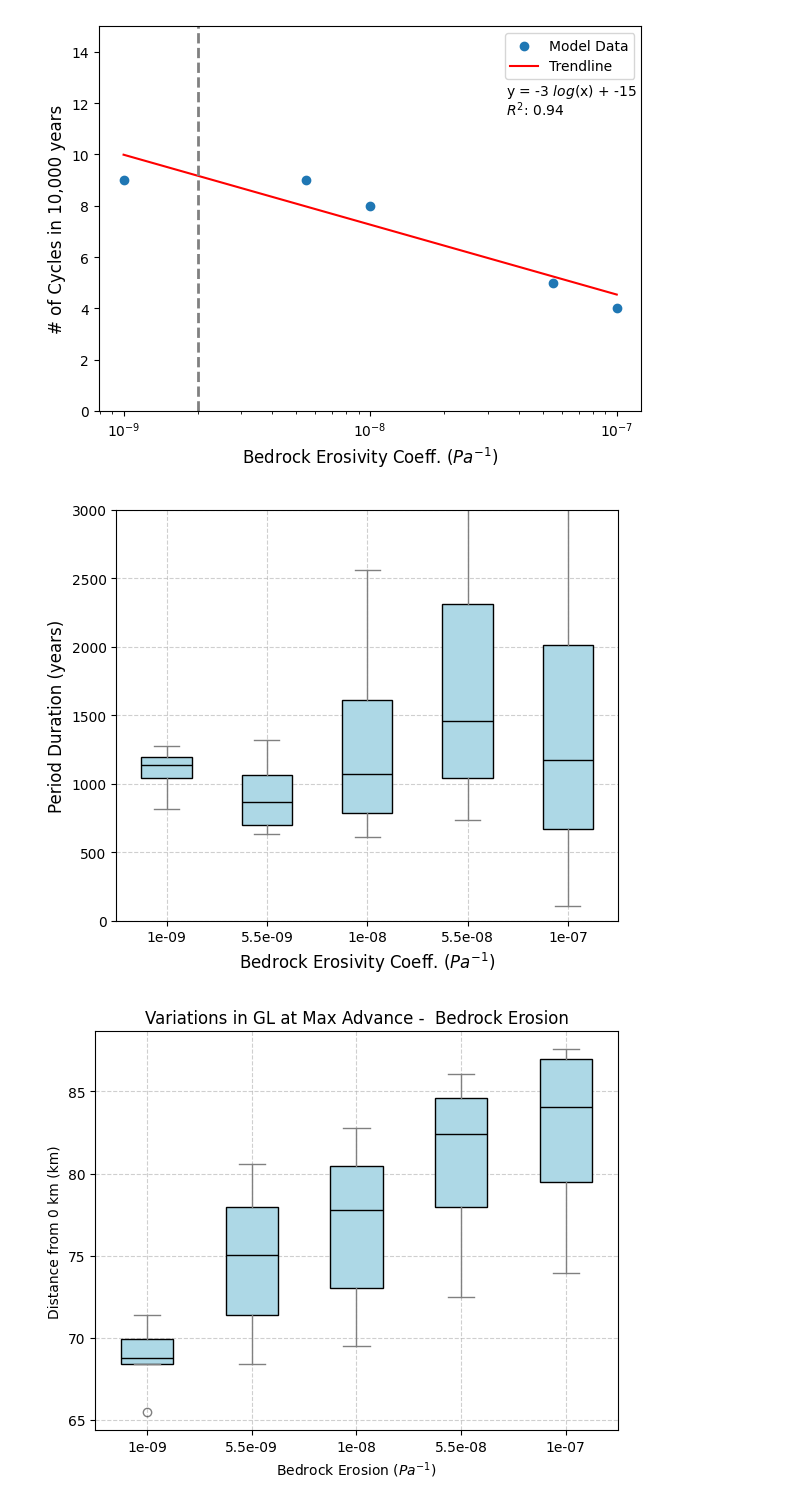
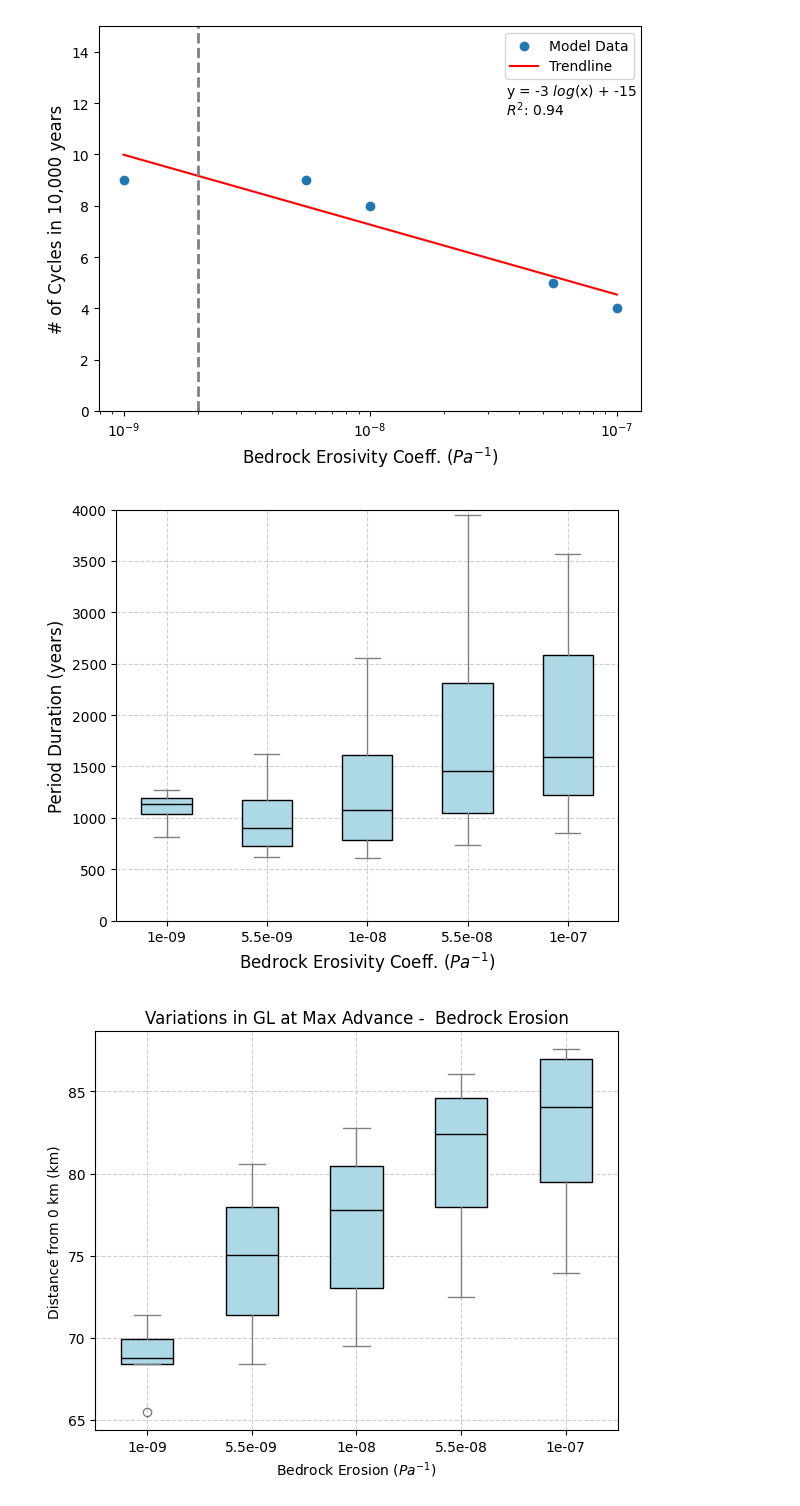
Before and after one commit to ktlix2ski/brinkmodeltest, a Jupyter notebook: Analysis/BedrockErosion_Tests copy.ipynb, the cells around one changed output. Cells and saved outputs as stored; diff of their text form; code cells hidden in the pictures.

```diff
--- a/Analysis/BedrockErosion_Tests copy.ipynb
+++ b/Analysis/BedrockErosion_Tests copy.ipynb
@@ -218,7 +218,7 @@ GL_km_be_55e9 = GL_km_be_55e9[mask]
 # %%
 peaks_be_55e9, _ = find_peaks(GL_km_be_55e9, prominence=6)
 troughs_be_55e9, _ = find_peaks(-GL_km_be_55e9, prominence=6)
-periods_be_55e9 = np.diff(np.array(time)[troughs_be_55e9])
+periods_be_55e9 = np.diff(np.array(time)[peaks_be_55e9])
 adv_dists_be_55e9 = GL_km_be_55e9[peaks_be_55e9]
 ret_dists__be_55e9 = GL_km_be_55e9[troughs_be_55e9]
 
@@ -676,7 +676,7 @@ for p in peaks_be_1e7:
 pruned_peaks = np.array(pruned_peaks)
 
 troughs_be_1e7, _ = find_peaks(-GL_km_be_1e7, prominence=18, distance = 1000)
-periods_be_1e7 = np.diff(np.array(time)[peaks_be_1e7])
+periods_be_1e7 = np.diff(np.array(time)[pruned_peaks])
 adv_dists_be_1e7 = GL_km_be_1e7[pruned_peaks]
 ret_dists__be_1e7 = GL_km_be_1e7[troughs_be_1e7]
 
@@ -799,25 +799,25 @@ Period_list = [periods_be_1e9, periods_be_55e9, periods_be_1e8, periods_be_55e8,
 # %%
 fig, ax = plt.subplots(figsize=(6, 5))
 
 ax.boxplot(Period_list, patch_artist=True,
            boxprops=dict(facecolor='lightblue'),
            medianprops=dict(color='black'),
            whiskerprops=dict(color='gray'),
            capprops=dict(color='gray'),
            flierprops=dict(marker='o', color='red', alpha=0.5))
 
 # ax.set_title("Cycle Period Variations: Bedrock Erosivity Coeff.", fontsize = 15)
 ax.set_ylabel("Period Duration (years)", fontsize =12)
 ax.set_xlabel("Bedrock Erosivity Coeff. ($Pa^{-1}$)", fontsize = 12)
 ax.set_xticks(np.arange(1, len(BEs) + 1))
 ax.set_xticklabels(BEs)
-ax.set_ylim(0,3000)
+ax.set_ylim(0,4000)
 ax.grid(True, linestyle='--', alpha=0.6)
 plt.tight_layout()
 plt.show()
 fig.savefig("/media/kayatroyer/KayaDrive/Thesis/Figures/FinalFigures/BE_period.svg", format ="svg", bbox_inches='tight')
 # %% [output]
-[figure, old version]
+[figure, new version]
 # %%
 ExtPos_list =  [adv_dists_be_1e9, adv_dists_be_55e9, adv_dists_be_1e8,adv_dists_be_55e8, adv_dists_be_1e7]
 # %%
```
Also changed, not shown: parts of 2 cells of this notebook.
